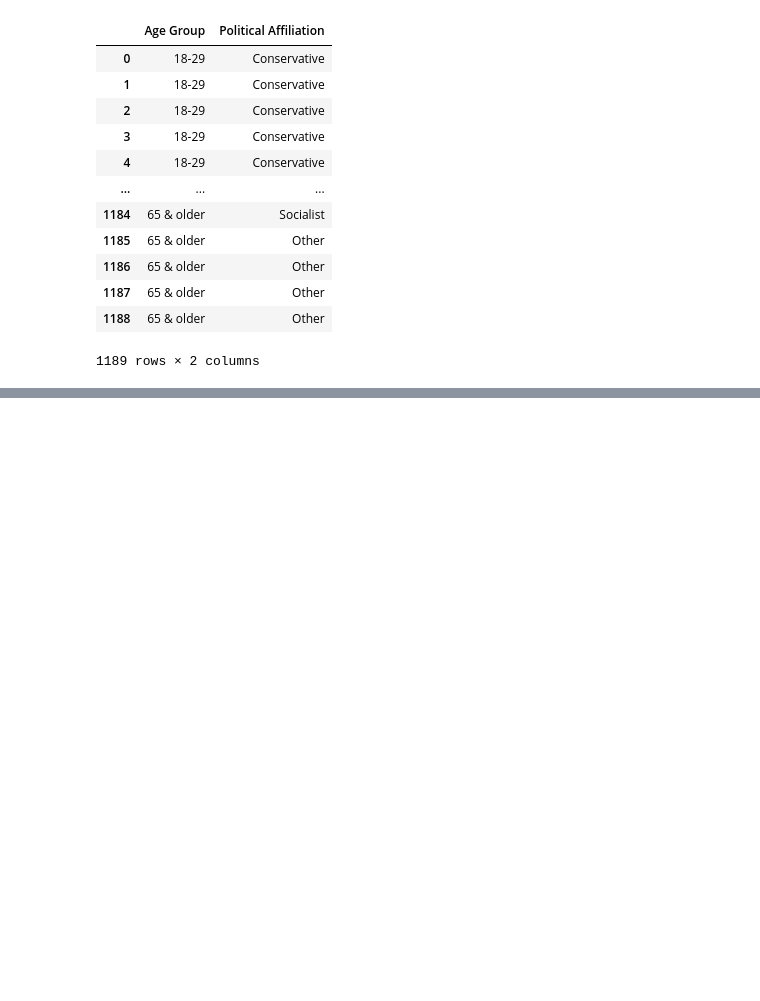
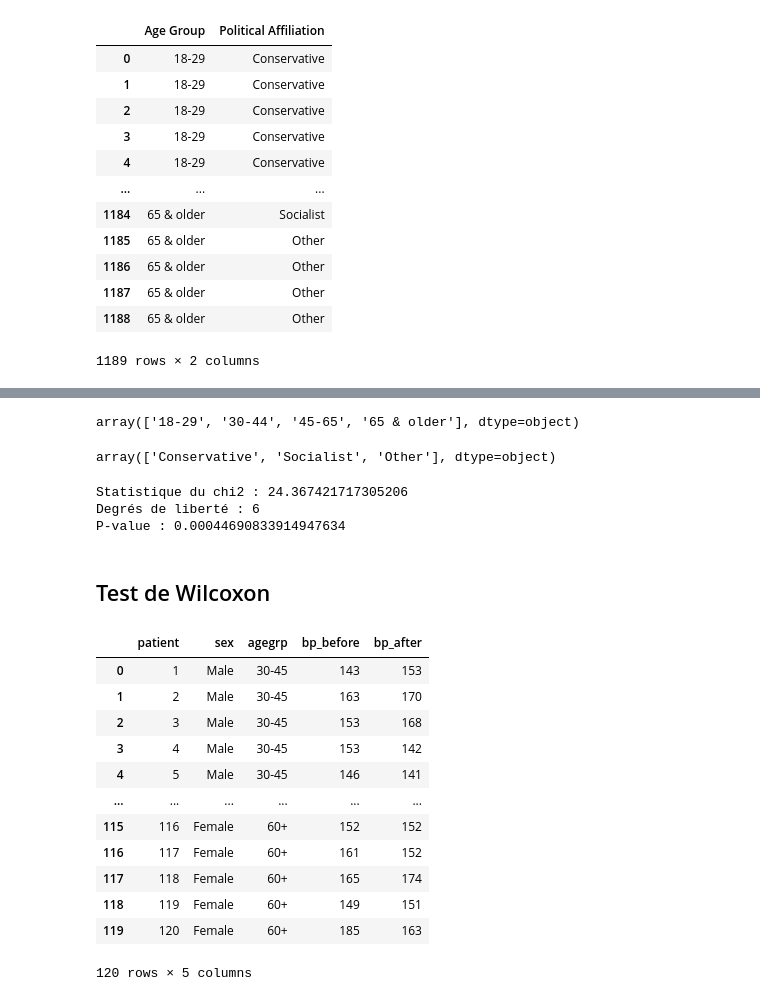
Before and after one commit to axelguerinoctave/M2-ICES-2022-2023, a Jupyter notebook: TP 5.ipynb, the cells around one changed output, grey strips where cells are left out. Saved outputs shown, nothing was run; the diff lists cells and outputs as text; code cells hidden in the pictures; blank space fills up the shorter version.

```diff
--- a/TP 5.ipynb
+++ b/TP 5.ipynb
@@ -122,0 +154,4 @@ df
+# %%
+rows
+# %% [output]
+array(['18-29', '30-44', '45-65', '65 & older'], dtype=object)
@@ -122,0 +160,4 @@ df
+# %%
+columns
+# %% [output]
+array(['Conservative', 'Socialist', 'Other'], dtype=object)
@@ -122,0 +166,10 @@ df
+# %%
+print("Statistique du chi2 :", chi_square)
+print("Degrés de liberté :", deg_lib)
+print("P-value :", p_value)
+# %% [output]
+Statistique du chi2 : 24.367421717305206
+Degrés de liberté : 6
+P-value : 0.00044690833914947634
+# %% [markdown]
+## Test de Wilcoxon
@@ -122,0 +178,16 @@ df
+# %%
+df
+# %% [output]
+|  | patient | sex | agegrp | bp_before | bp_after |
+| 0 | 1 | Male | 30-45 | 143 | 153 |
+| 1 | 2 | Male | 30-45 | 163 | 170 |
+| 2 | 3 | Male | 30-45 | 153 | 168 |
+| 3 | 4 | Male | 30-45 | 153 | 142 |
+| 4 | 5 | Male | 30-45 | 146 | 141 |
+| ... | ... | ... | ... | ... | ... |
+| 115 | 116 | Female | 60+ | 152 | 152 |
+| 116 | 117 | Female | 60+ | 161 | 152 |
+| 117 | 118 | Female | 60+ | 165 | 174 |
+| 118 | 119 | Female | 60+ | 149 | 151 |
+| 119 | 120 | Female | 60+ | 185 | 163 |
+120 rows × 5 columns
```
Also changed, not shown: parts of 12 cells of this notebook.
